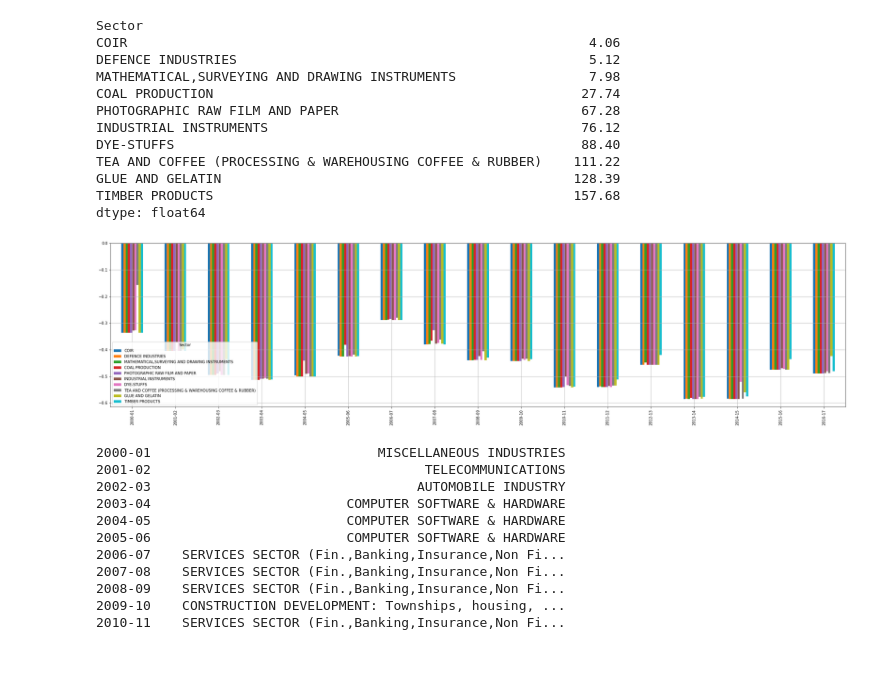
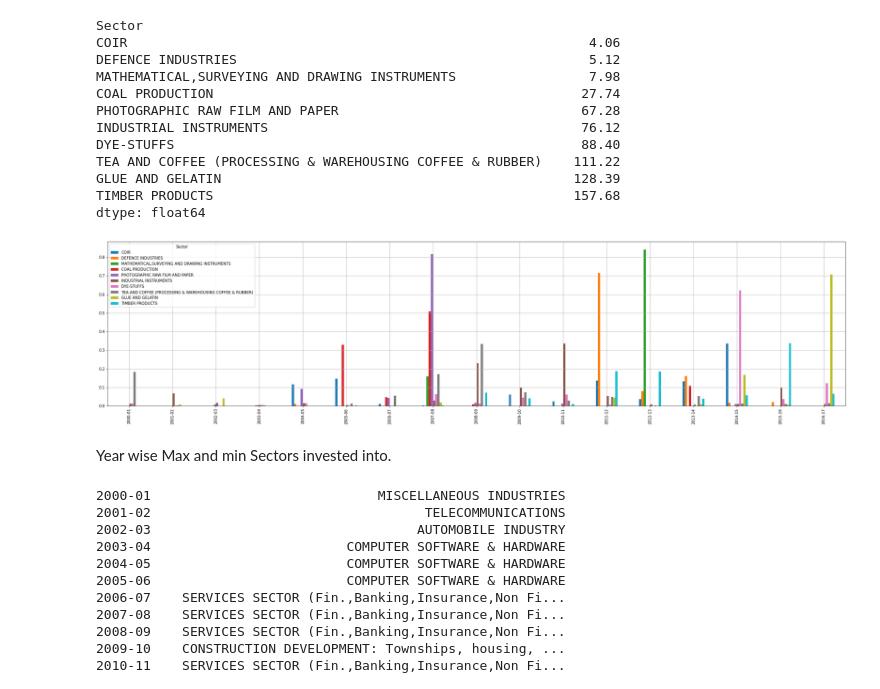
Before and after one commit to AlternateEconomy/InvestmentAnalytics-iNeuronInternship, a Jupyter notebook: FDI_in_India.ipynb, the cells around one changed output. Drawn from its saved outputs; the diff is of its cells as text; code cells hidden in the pictures; blank space fills up the shorter version.

```diff
--- a/FDI_in_India.ipynb
+++ b/FDI_in_India.ipynb
@@ -134,0 +133,4 @@ norm_df.head(2)
+# %%
+from sklearn.preprocessing import Normalizer
+df.iloc[:,:] = Normalizer(norm='l1').fit_transform(df)
+df.head(2)
@@ -256,21 +275,23 @@ GLUE AND GELATIN                                             128.39
 TIMBER PRODUCTS                                              157.68
 dtype: float64
 # %%
-df_1 = norm_df.loc[['COIR',
+df_1 = df.loc[['COIR',
 'DEFENCE INDUSTRIES',
 'MATHEMATICAL,SURVEYING AND DRAWING INSTRUMENTS',
 'COAL PRODUCTION',
 'PHOTOGRAPHIC RAW FILM AND PAPER',
 'INDUSTRIAL INSTRUMENTS',
 'DYE-STUFFS',
 'TEA AND COFFEE (PROCESSING & WAREHOUSING COFFEE & RUBBER)',
 'GLUE AND GELATIN',
 'TIMBER PRODUCTS'], X]
 df_1.transpose().plot(kind = 'bar', figsize=(35,8))
 plt.grid()
 plt.show()
 # %% [output]
-[figure, old version]
+[figure, new version]
+# %% [markdown]
+Year wise Max and min Sectors invested into.
 # %%
 df.idxmax()
 # %% [output]
```
Also changed, not shown: parts of 35 cells of this notebook.
